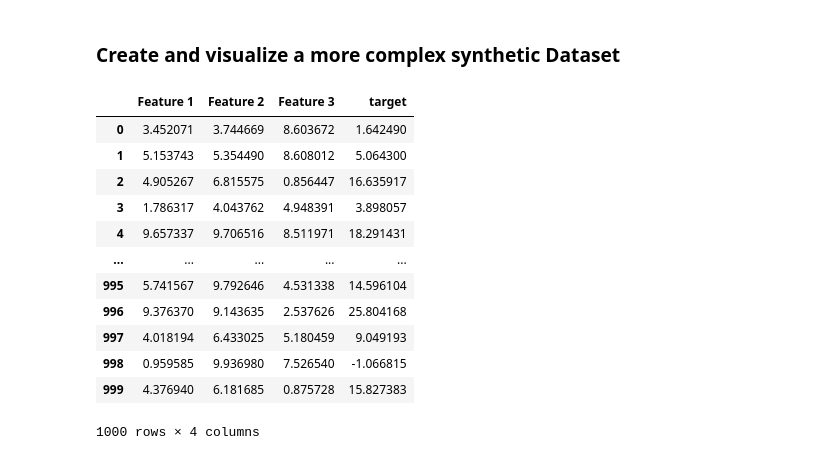
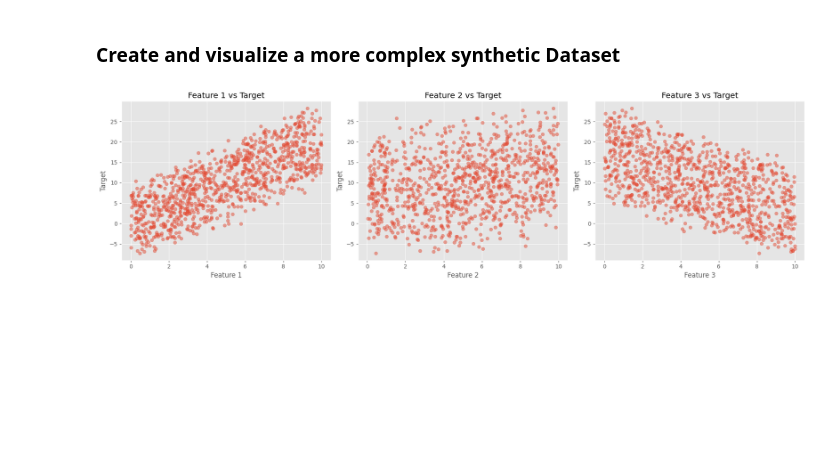
Before and after one commit to leandrohfer/mba-ia-and-analytics-FGV, a Jupyter notebook: 3_metodos_supervisionados/linear_regression_begin.ipynb, the cells around one changed output. Saved outputs shown, nothing was run; the diff lists cells and outputs as text; code cells hidden in the pictures; blank space fills up the shorter version.

Commit message:
Generates a scatter plot to evidence the relationship between the features and the target due to the weights of the function

```diff
--- a/3_metodos_supervisionados/linear_regression_begin.ipynb
+++ b/3_metodos_supervisionados/linear_regression_begin.ipynb
@@ -128,33 +128,33 @@ Now, let's extend to multiple linear regression with several input variables.
 # %%
 # Create a dataset with multiple features
 n_samples = 1000
 
 # rand() generates pseudorandom numbers between 0 and 1 with a uniform distribution.
 X_multi = np.random.rand(n_samples, 3) * 10 # create a dataset with 1000 samples and 3 features, with values between 0 and 10
 
 # New function with multiple features: y  = 2*x1 + 0.5*x2 - 1.5*x3 + 5 + noise
 y_multi = (
     2 * X_multi[:, 0] +  # first feature (x1). Multiply the weight of 2 by the all values of the first column
     0.5 * X_multi[:, 1] -  # second feature (x2) with a weight of 0.5
     1.5 * X_multi[:, 2] +  # third feature (x3) with a weight of -1.5
     5 +  # intercept (bias) of the linear model
     np.random.normal(0, 1, n_samples)  # add Gaussian noise to the target variable (y_multi)
 )
 
 # Create a DataFrame for better visualization
 df_multi = pd.DataFrame(X_multi, columns=['Feature 1', 'Feature 2', 'Feature 3']) # create a DataFrame with the features and name the columns
 df_multi['target'] = y_multi # add the target variable (y_multi) to the DataFrame as a new column named 'target'
+
+# Visualize the relationship between the features and the target
+fig, axs = plt.subplots(1, 3, figsize=(18, 5)) # create a figure with 3 subplots arranged in 1 row and 3 columns, with a total size of 18 inches wide and 5 inches tall
+for i, feature in enumerate(['Feature 1', 'Feature 2', 'Feature 3']): # It loops through the elements and their respective subplot axes
+    axs[i].scatter(df_multi[feature], df_multi['target'], alpha=0.5) # create a scatter plot for each feature against the target variable with 50% transparency
+    axs[i].set_title(f'{feature} vs Target') # set the title of each subplot to indicate which feature is being plotted against the target variable
+    axs[i].set_xlabel(feature) # set the x-axis label to the name of the feature
+    axs[i].set_ylabel('Target') # set the y-axis label to 'Target'
+plt.tight_layout() # adjust the layout of the subplots to prevent overlap
+plt.show()
+
+# the curves in the scatter plots is because of the weights of the features.
 # %% [output]
-|  | Feature 1 | Feature 2 | Feature 3 | target |
-| 0 | 3.452071 | 3.744669 | 8.603672 | 1.642490 |
-| 1 | 5.153743 | 5.354490 | 8.608012 | 5.064300 |
-| 2 | 4.905267 | 6.815575 | 0.856447 | 16.635917 |
-| 3 | 1.786317 | 4.043762 | 4.948391 | 3.898057 |
-| 4 | 9.657337 | 9.706516 | 8.511971 | 18.291431 |
-| ... | ... | ... | ... | ... |
-| 995 | 5.741567 | 9.792646 | 4.531338 | 14.596104 |
-| 996 | 9.376370 | 9.143635 | 2.537626 | 25.804168 |
-| 997 | 4.018194 | 6.433025 | 5.180459 | 9.049193 |
-| 998 | 0.959585 | 9.936980 | 7.526540 | -1.066815 |
-| 999 | 4.376940 | 6.181685 | 0.875728 | 15.827383 |
-1000 rows × 4 columns
+[figure, added]
```
